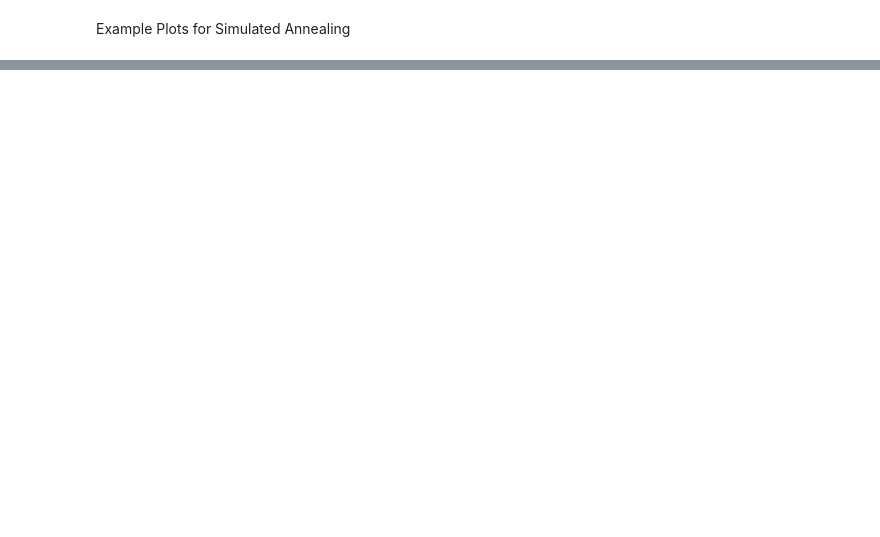
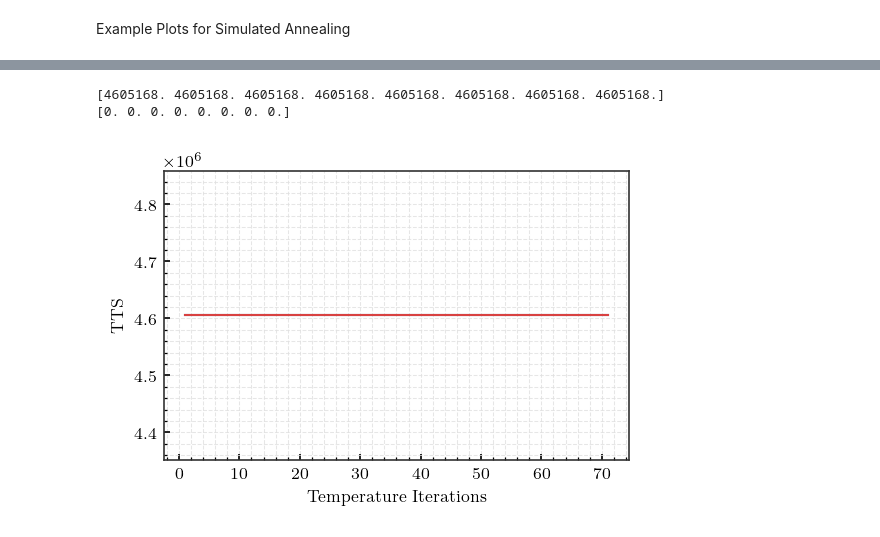
Before and after one commit to DerEinverleiber/UCP-PaperV2, a Jupyter notebook: test_plots.ipynb, the cells around one changed output, grey strips where cells are left out. Cells and saved outputs as stored; diff of their text form; code cells hidden in the pictures; blank space fills up the shorter version.

```diff
--- a/test_plots.ipynb
+++ b/test_plots.ipynb
@@ -102,0 +201,3 @@ plt.grid(visible=True)
+# %%
+min_losses = [data['loss'].min() for data in brute_force_data]
+min_loss_candidates = np.array([data[data['loss'] == min_loss]['candidate'] for data, min_loss in zip(brute_force_data, min_losses)])
@@ -102,0 +217,29 @@ plt.grid(visible=True)
+# %%
+optimal_candidates_found = [np.count_nonzero(sorted_losses == min_loss, axis=0) for sorted_losses, min_loss in zip(sorted_lossess, min_losses)]
+p_star = [optimal_found / sorted_losses.shape[1] for optimal_found, sorted_losses in zip(optimal_candidates_found, sorted_lossess)]
+# %%
+from metrics import min_tts
+tts_ps = np.array([min_tts(p_s, return_tts_p=True)[2] for p_s in p_star])
+# %%
+from matplotlib import pyplot as plt
+
+mean_tts_ps = tts_ps.mean(axis=0)
+std_tts_ps = tts_ps.std(axis=0)
+
+plt.plot(
+    sorted_tempss[0][0, :],
+    mean_tts_ps,
+)
+
+plt.errorbar(
+    sorted_tempss[0][0, :],
+    y=mean_tts_ps,
+    yerr=std_tts_ps,
+)
+plt.ylabel('TTS')
+plt.xlabel('Temperature Iterations')
+plt.grid(visible=True)
+# %% [output]
+[4605168. 4605168. 4605168. 4605168. 4605168. 4605168. 4605168. 4605168.]
+[0. 0. 0. 0. 0. 0. 0. 0.]
+[figure, added]
```
Also changed, not shown: parts of 11 cells of this notebook, 3 other files.
